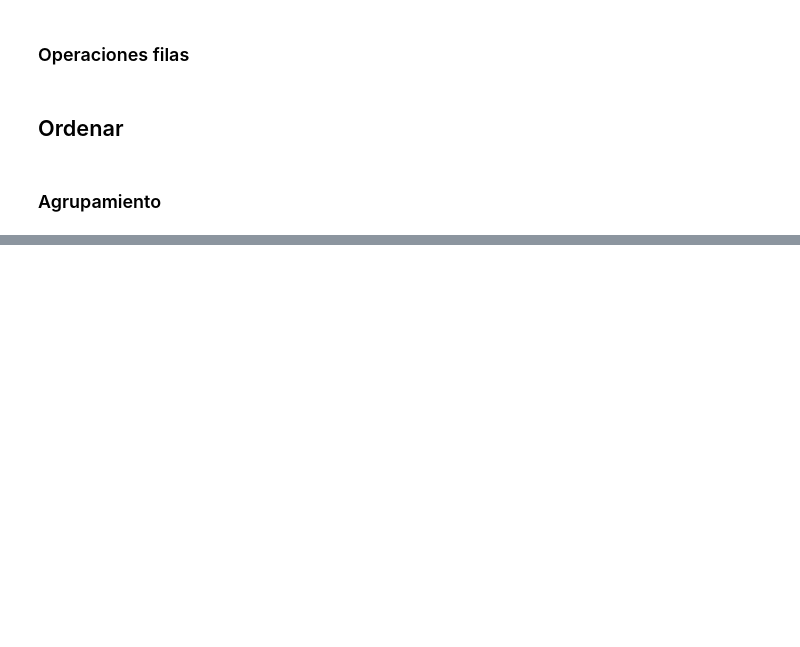
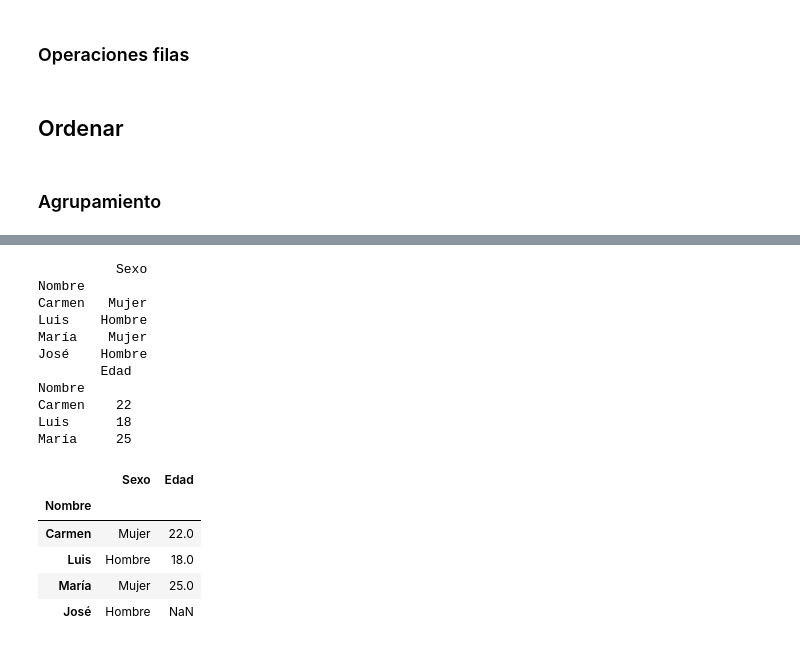
Before and after one commit to ricardoahumada/DataScienceBasics, a Jupyter notebook: pandas/03.pandas_ejemplos.ipynb, the cells around one changed output, grey strips where cells are left out. Saved outputs shown, nothing was run; the diff lists cells and outputs as text; code cells hidden in the pictures; blank space fills up the shorter version.

```diff
--- a/pandas/03.pandas_ejemplos.ipynb
+++ b/pandas/03.pandas_ejemplos.ipynb
@@ -343,0 +504,30 @@ dfcol.groupby(['sexo','peso']).agg(np.sum)
+# %%
+df1 = pd.DataFrame({"Nombre": ["Carmen", "Luis", "María","José"],
+                    "Sexo": ["Mujer", "Hombre", "Mujer","Hombre"]}).set_index("Nombre")
+
+df2 = pd.DataFrame({"Nombre": ["Carmen", "Luis", "María"],
+                    "Edad": [22, 18, 25]}).set_index("Nombre")
+
+print(df1)
+print(df2)
+
+df = pd.concat([df1, df2], axis=1)
+df
+# %% [output]
+          Sexo
+Nombre
+Carmen   Mujer
+Luis    Hombre
+María    Mujer
+José    Hombre
+        Edad
+Nombre
+Carmen    22
+Luis      18
+María     25
+|  | Sexo | Edad |
+| Nombre |  |  |
+| Carmen | Mujer | 22.0 |
+| Luis | Hombre | 18.0 |
+| María | Mujer | 25.0 |
+| José | Hombre | NaN |
```
Also changed, not shown: parts of 16 cells of this notebook, 2 other files.
